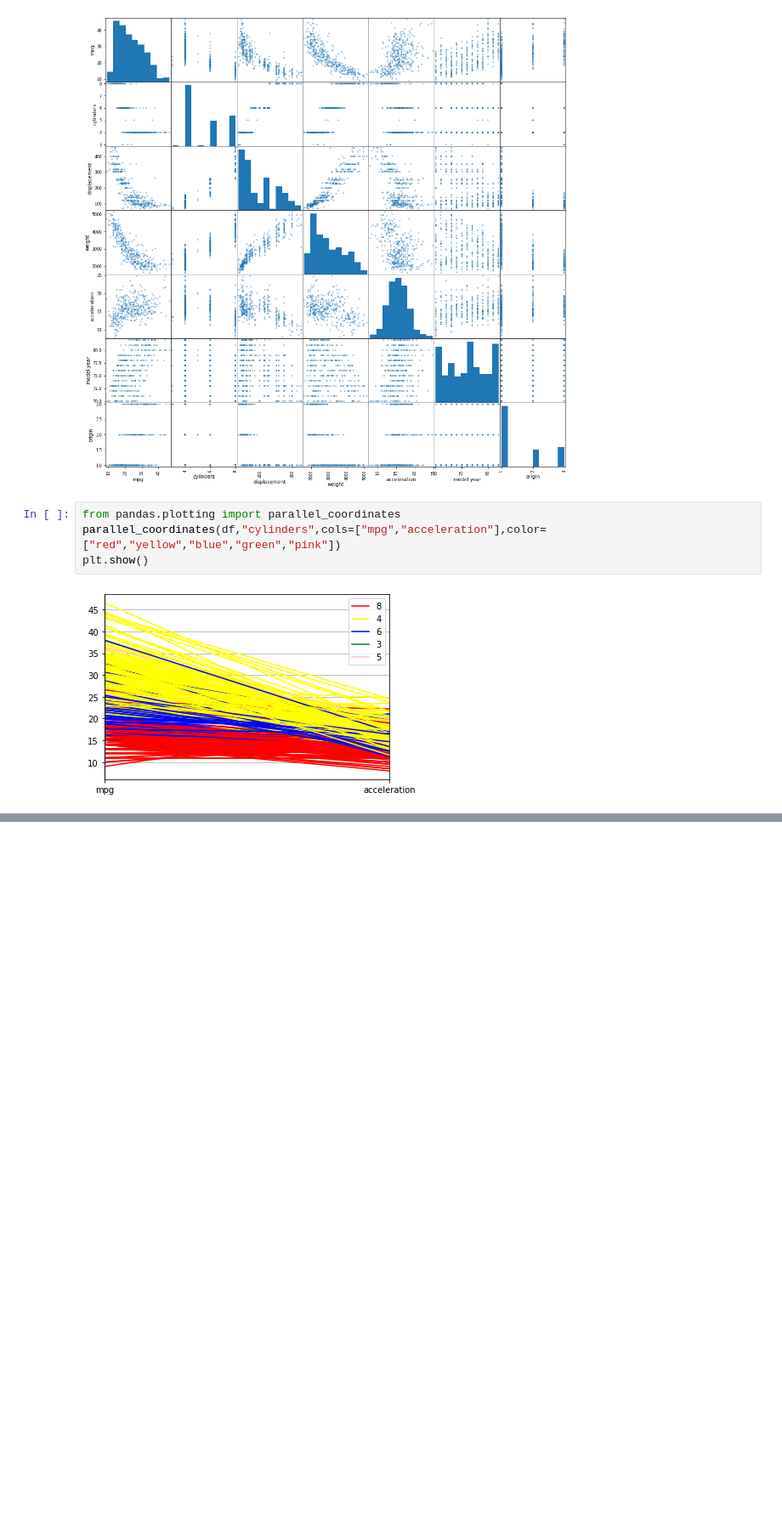
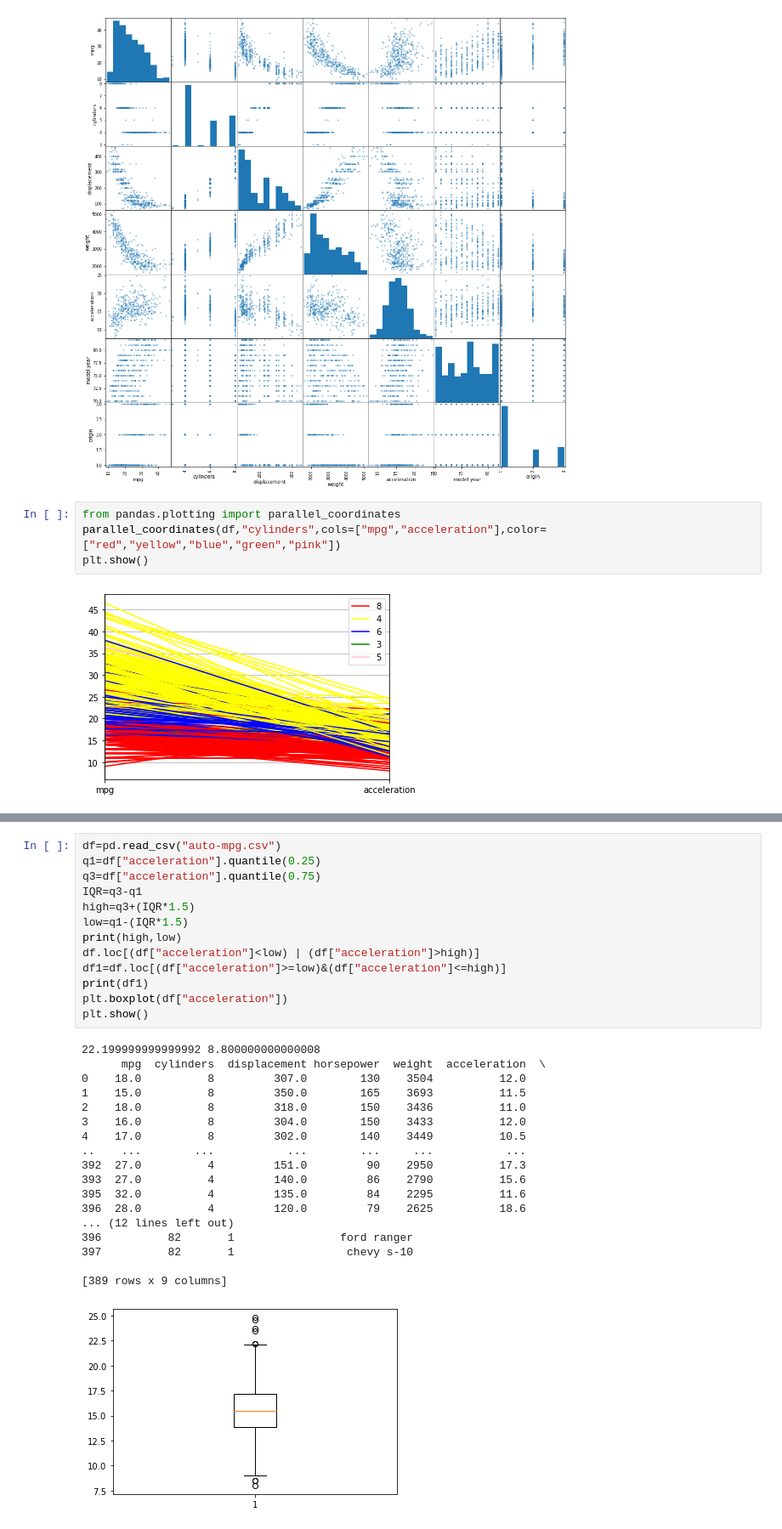
Before and after one commit to hem0307/lj, a Jupyter notebook: CH-1 Pandas.ipynb, the cells around one changed output, grey strips where cells are left out. Shown at 85% size. Saved outputs shown, nothing was run; the diff lists cells and outputs as text; blank space fills up the shorter version.

```diff
--- a/CH-1 Pandas.ipynb
+++ b/CH-1 Pandas.ipynb
@@ -931,0 +943,32 @@ plt.show()
+# %%
+df=pd.read_csv("auto-mpg.csv")
+q1=df["acceleration"].quantile(0.25)
+q3=df["acceleration"].quantile(0.75)
+IQR=q3-q1
+high=q3+(IQR*1.5)
+low=q1-(IQR*1.5)
+print(high,low)
+df.loc[(df["acceleration"]<low) | (df["acceleration"]>high)]
+df1=df.loc[(df["acceleration"]>=low)&(df["acceleration"]<=high)]
+print(df1)
+plt.boxplot(df["acceleration"])
+plt.show()
+# %% [output]
+22.199999999999992 8.800000000000008
+      mpg  cylinders  displacement horsepower  weight  acceleration  \
+0    18.0          8         307.0        130    3504          12.0
+1    15.0          8         350.0        165    3693          11.5
+2    18.0          8         318.0        150    3436          11.0
+3    16.0          8         304.0        150    3433          12.0
+4    17.0          8         302.0        140    3449          10.5
+..    ...        ...           ...        ...     ...           ...
+392  27.0          4         151.0         90    2950          17.3
+393  27.0          4         140.0         86    2790          15.6
+395  32.0          4         135.0         84    2295          11.6
+396  28.0          4         120.0         79    2625          18.6
+... (12 lines left out)
+396          82       1                ford ranger
+397          82       1                 chevy s-10
+
+[389 rows x 9 columns]
+[figure, added]
```
Also changed, not shown: parts of 20 cells of this notebook.
